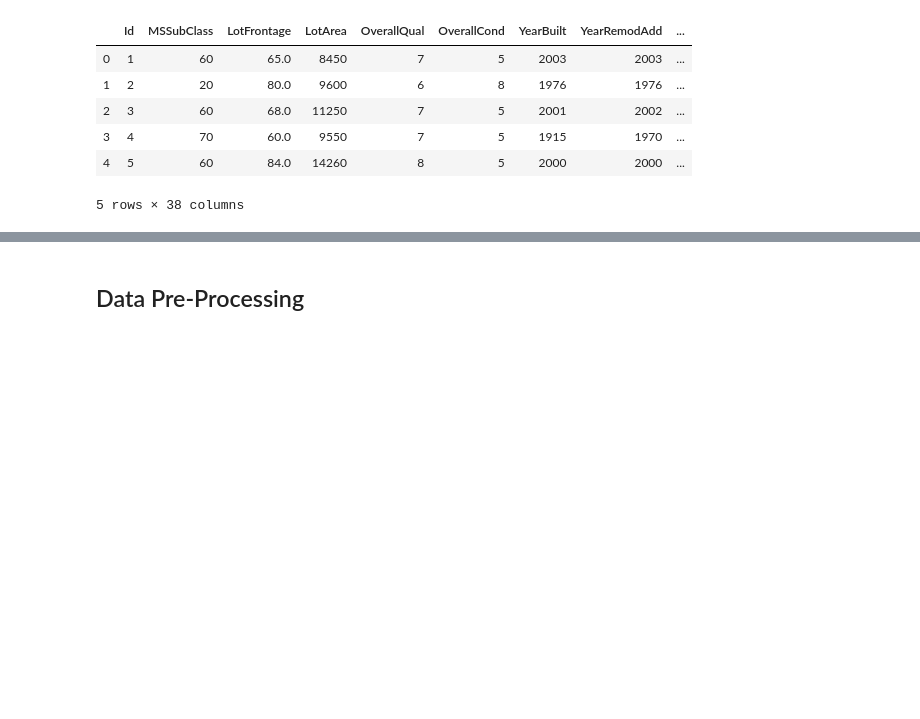
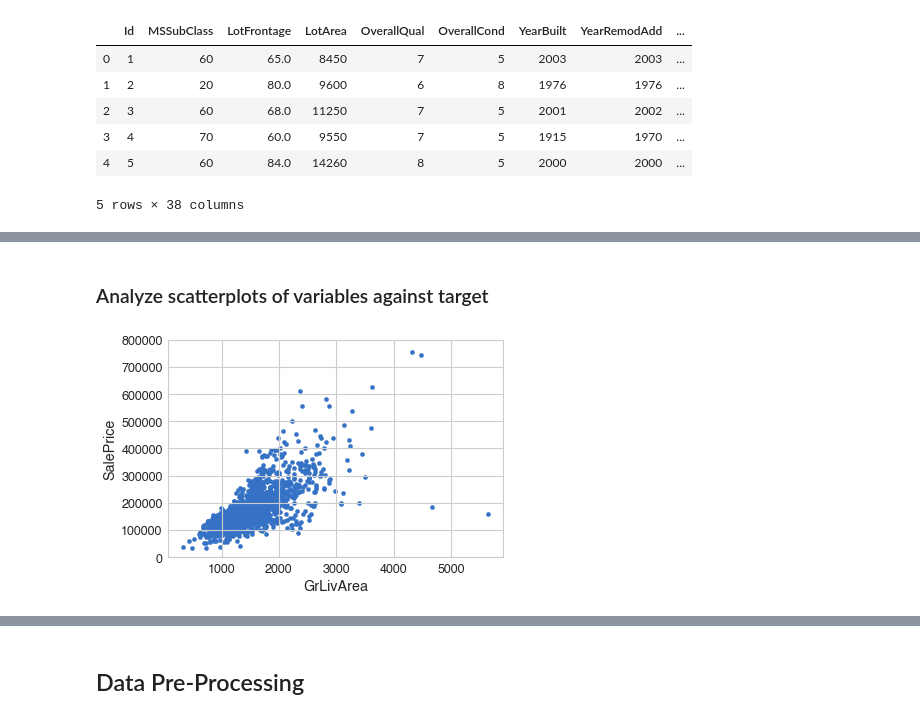
Before and after one commit to chelseanbr/house_prices, a Jupyter notebook: house_prices_eda_ml.ipynb, the cells around one changed output, grey strips where cells are left out. Drawn from its saved outputs; the diff is of its cells as text; code cells hidden in the pictures; blank space fills up the shorter version.

```diff
--- a/house_prices_eda_ml.ipynb
+++ b/house_prices_eda_ml.ipynb
@@ -216,0 +271,7 @@ train_df[num_cols].head()
+# %% [markdown]
+### Analyze scatterplots of variables against target
+# %%
+var = 'GrLivArea'
+hlp.plot_scatter(train_df, var, target_col)
+# %% [output]
+[figure, added]
```
Also changed, not shown: parts of 92 cells of this notebook, 5 other files.
